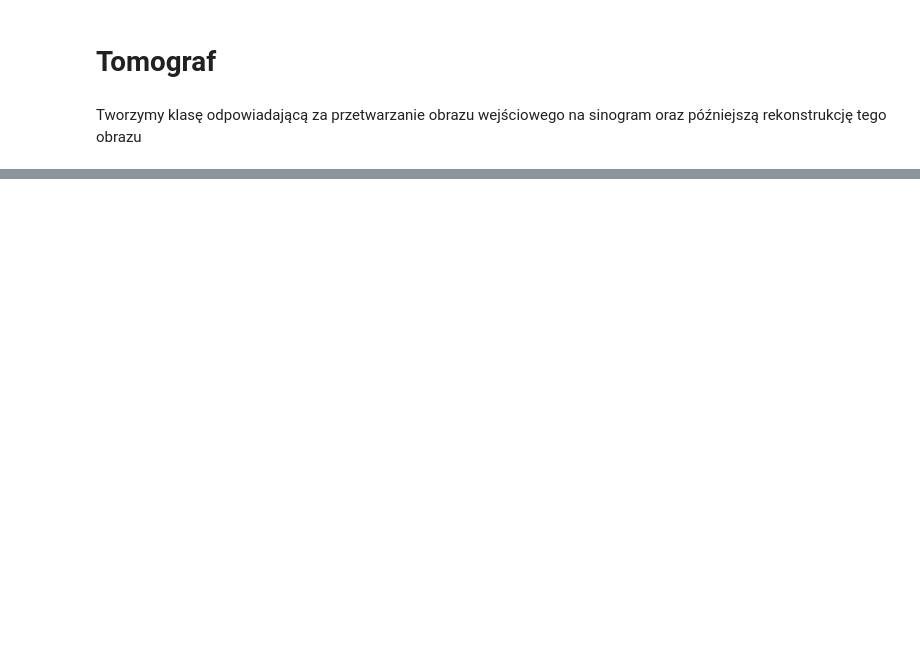
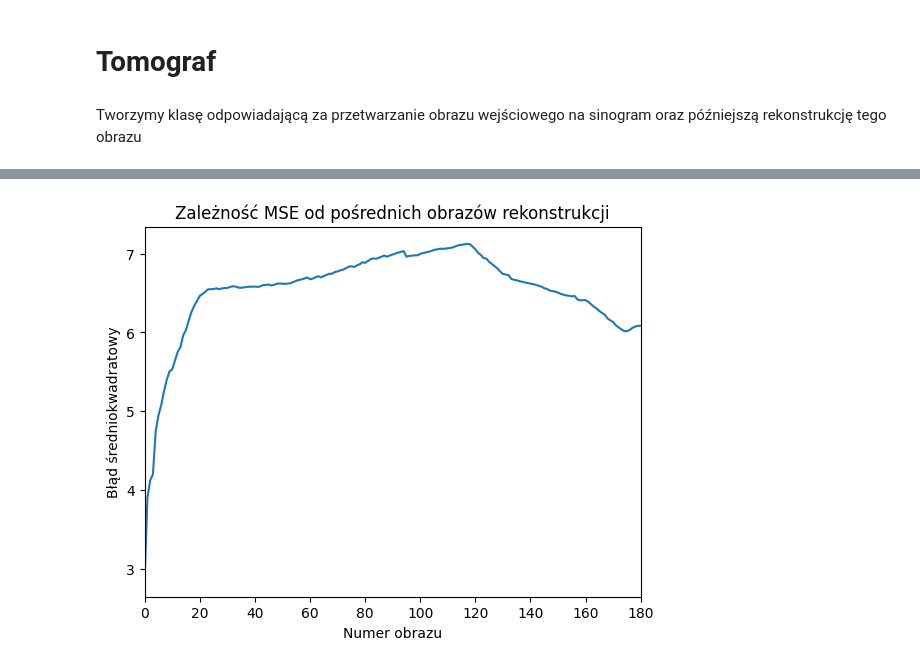
Before and after one commit to szbanek/Tomograf, a Jupyter notebook: tomograf.ipynb, the cells around one changed output, grey strips where cells are left out. Cells and saved outputs as stored; diff of their text form; code cells hidden in the pictures; blank space fills up the shorter version.

```diff
--- a/tomograf.ipynb
+++ b/tomograf.ipynb
@@ -149,0 +203,15 @@ interactive(children=(IntSlider(value=0, description='number', max=1800), Output
+# %%
+#config
+NAME = 'Stefan Zbaszyniak'
+YEAR = 2023
+MONTH = 3
+DAY = 10
+DESCRIPTION = 'Test'
+#config
+
+
+studyDate = date(year=YEAR, month=MONTH, day=DAY)
+img = Image.open('Output\Sinogram\sinogram.jpg').convert('L')
+patientData = {'PatientName': NAME, 'StudyDescription': DESCRIPTION, 'Image': img,
+                   'StudyDate': studyDate}
+Dicom.save_file(patientData, 'Output/Dicom/dicom.dcm')
@@ -149,0 +230,81 @@ interactive(children=(IntSlider(value=0, description='number', max=1800), Output
+# %%
+mse = []
+for img in tomograph.get_all_reconstructed():
+    diff = rmse(np.asarray(img), np.asarray(tomograph.get_initial_img()))
+    mse.append(diff)
+
+plt.plot(range(tomograph.get_images_number()), mse)
+plt.title('Zależność MSE od pośrednich obrazów rekonstrukcji')
+plt.xlabel('Numer obrazu')
+plt.ylabel('Błąd średniokwadratowy')
+plt.xlim((0, tomograph.get_images_number()-1))
+# plt.show()
+plt.savefig('Experiment_Results/MSE_reconstruction')
+plt.clf()
+
+range_n_detectors = [i for i in range(90, 721, 90)]
+range_n_steps = [i for i in range(90, 721, 90)]
+range_alpha = [180/i for i in range(90, 721, 90)]
+range_degrees = [i for i in range(45, 271, 45)]
+range_phi = [np.pi/180 * i for i in range_degrees]
+
+# Zależność rekonstrukcji obrazu od liczby detektorów
+mse = []
+for step in range_n_detectors:
+    t = Tomograph().configure(tomograph.get_initial_img(), n_detectors=step, alpha=2, phi=np.pi)
+    t.generate_sinogram()
+    for img in t.reconstruct(n_images=1):
+        diff = rmse(np.asarray(img), np.asarray(t.get_initial_img()))
+        mse.append(diff)
+
+plt.plot(range_n_detectors, mse)
+plt.title('Zależność rekonstrukcji obrazu od liczby detektorów')
+plt.xlabel('Liczba detektorów')
+plt.ylabel('Błąd średniokwadratowy')
+plt.xlim((range_n_detectors[0], range_n_detectors[-1]))
+plt.savefig('Experiment_Results/fig1')
+#plt.show()
+plt.clf()
+
+# Zależność rekonstrukcji obrazu od liczby kroków
+mse = []
+for step in range_alpha:
+    t = Tomograph(tomograph.get_initial_img(), n_detectors=180, alpha=step, phi=np.pi)
+    t.generate_sinogram()
+    for img in t.reconstruct(n_images=1):
+        diff = rmse(np.asarray(img), np.asarray(t.get_initial_img()))
+        mse.append(diff)
+
+plt.plot(range_n_steps, mse)
+plt.title('Zależność rekonstrukcji obrazu od liczby kroków')
+plt.xlabel('Liczba kroków')
+plt.ylabel('Błąd średniokwadratowy')
+plt.xlim((range_n_steps[0], range_n_steps[-1]))
+plt.savefig('Experiment_Results/fig2')
+#plt.show()
+plt.clf()
+
+# Zależność rekonstrukcji obrazu od rozpiętości wachlarza
+mse = []
+for step in range_phi:
+    t = Tomograph(tomograph.get_initial_img(), n_detectors=180, alpha=2, phi=step)
+    t.generate_sinogram()
+    for img in t.reconstruct(n_images=1):
+        diff = rmse(np.asarray(img), np.asarray(t.get_initial_img()))
+        mse.append(diff)
+
+plt.plot(range_degrees, mse)
+plt.title('Zależność rekonstrukcji obrazu od rozpiętości wachlarza')
+plt.xlabel('Rozpiętość wachlarza (°)')
+plt.ylabel('Błąd średniokwadratowy')
+plt.xlim((range_degrees[0], range_degrees[-1]))
+plt.savefig('Experiment_Results/fig3')
+#plt.show()
+plt.clf()
+
+display(widgets.HBox([Image.open('Experiment_Results/MSE_reconstruction'),
+                      Image.open('Experiment_Results/fig1'),
+                      Image.open('Experiment_Results/fig2'),
+                      Image.open('Experiment_Results/fig3')]))
+# %% [output]
+[figure, added]
```
Also changed, not shown: parts of 7 cells of this notebook, 4 other files.
